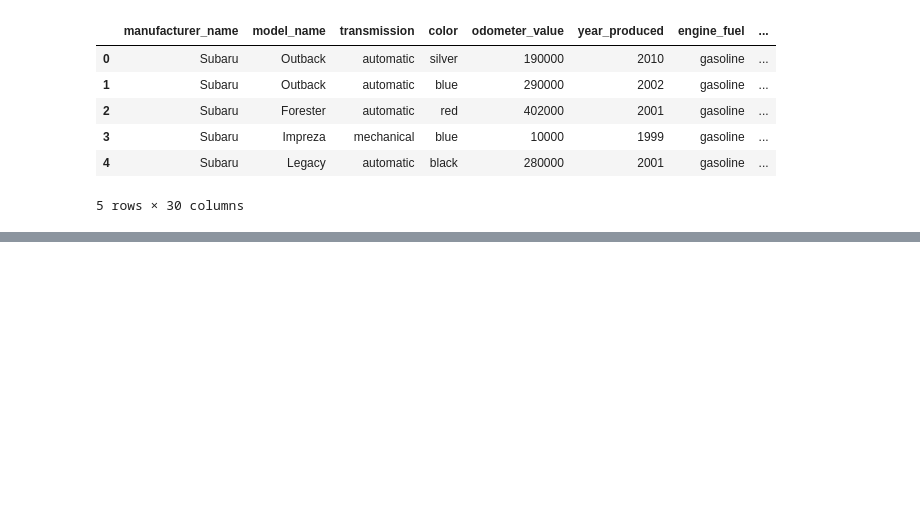
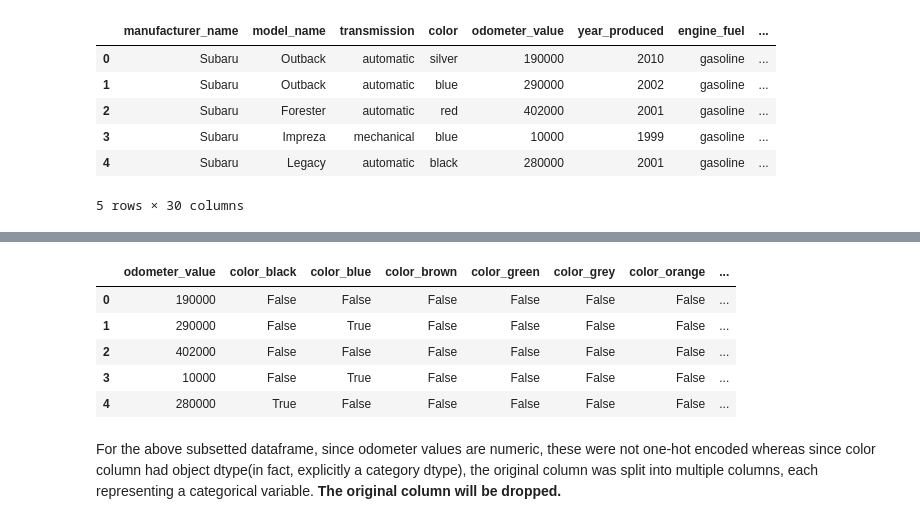
Before and after one commit to abhijeet-bhambere/exploratory_data_analysis, a Jupyter notebook: categorical_data_work.ipynb, the cells around one changed output, grey strips where cells are left out. Drawn from its saved outputs; the diff is of its cells as text; code cells hidden in the pictures; blank space fills up the shorter version.

Commit message:
completed categorical module ; speeding things up!

```diff
--- a/categorical_data_work.ipynb
+++ b/categorical_data_work.ipynb
@@ -1298,0 +1351,2 @@ used_cars.head()
+# %%
+used_cars["van_code"] = np.where(used_cars["body_type"].str.contains("van"),1,0)
@@ -1298,0 +1367,2 @@ used_cars.head()
+# %%
+used_cars["color"] = used_cars["color"].astype("category")
@@ -1298,0 +1386,2 @@ used_cars.head()
+# %%
+used_cars["color_code"] = used_cars["color"].cat.codes
@@ -1298,0 +1415,11 @@ used_cars.head()
+# %%
+# Print the "manufacturer_name" frequency table.
+print(used_cars["manufacturer_name"].value_counts())
+
+# Create a Boolean column for the most common manufacturer name
+used_cars["is_volkswagen"] = np.where(
+  used_cars["manufacturer_name"].str.contains("Volkswagen", regex=False), 1, 0
+)
+
+# Check the final frequency table
+print(used_cars["is_volkswagen"].value_counts())
@@ -1298,0 +1472,12 @@ used_cars.head()
+# %%
+onehotEnc_used_cars = pd.get_dummies(used_cars[["odometer_value","color"]])
+onehotEnc_used_cars.head()
+# %% [output]
+|  | odometer_value | color_black | color_blue | color_brown | color_green | color_grey | color_orange | ... |
+| 0 | 190000 | False | False | False | False | False | False | ... |
+| 1 | 290000 | False | True | False | False | False | False | ... |
+| 2 | 402000 | False | False | False | False | False | False | ... |
+| 3 | 10000 | False | True | False | False | False | False | ... |
+| 4 | 280000 | True | False | False | False | False | False | ... |
+# %% [markdown]
+For the above subsetted dataframe, since odometer values are numeric, these were not one-hot encoded whereas since color column had object dtype(in fact, explicitly a category dtype), the original column was split into multiple columns, each representing a categorical variable. **The original column will be dropped.**
```
Also changed, not shown: parts of 34 cells of this notebook.
